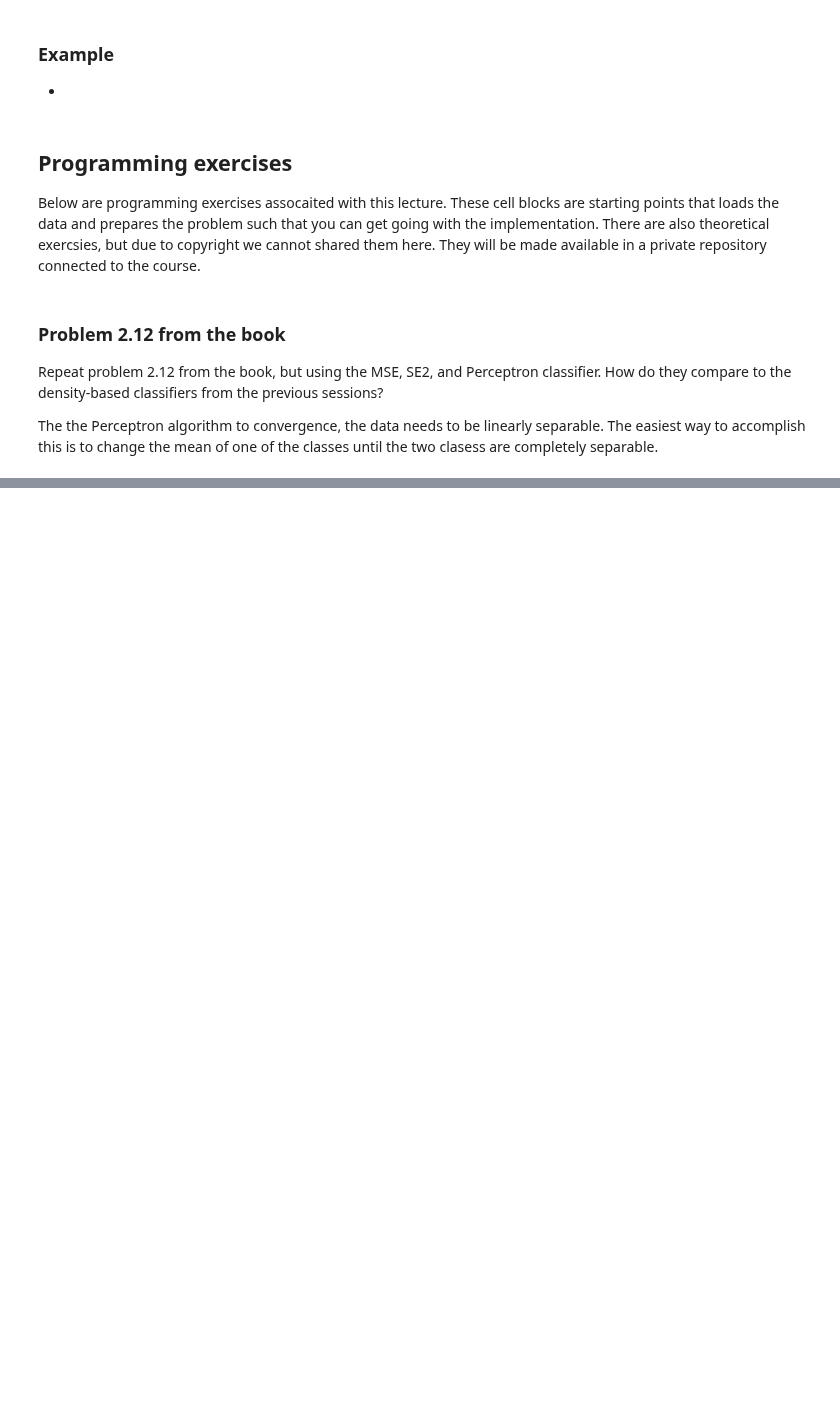
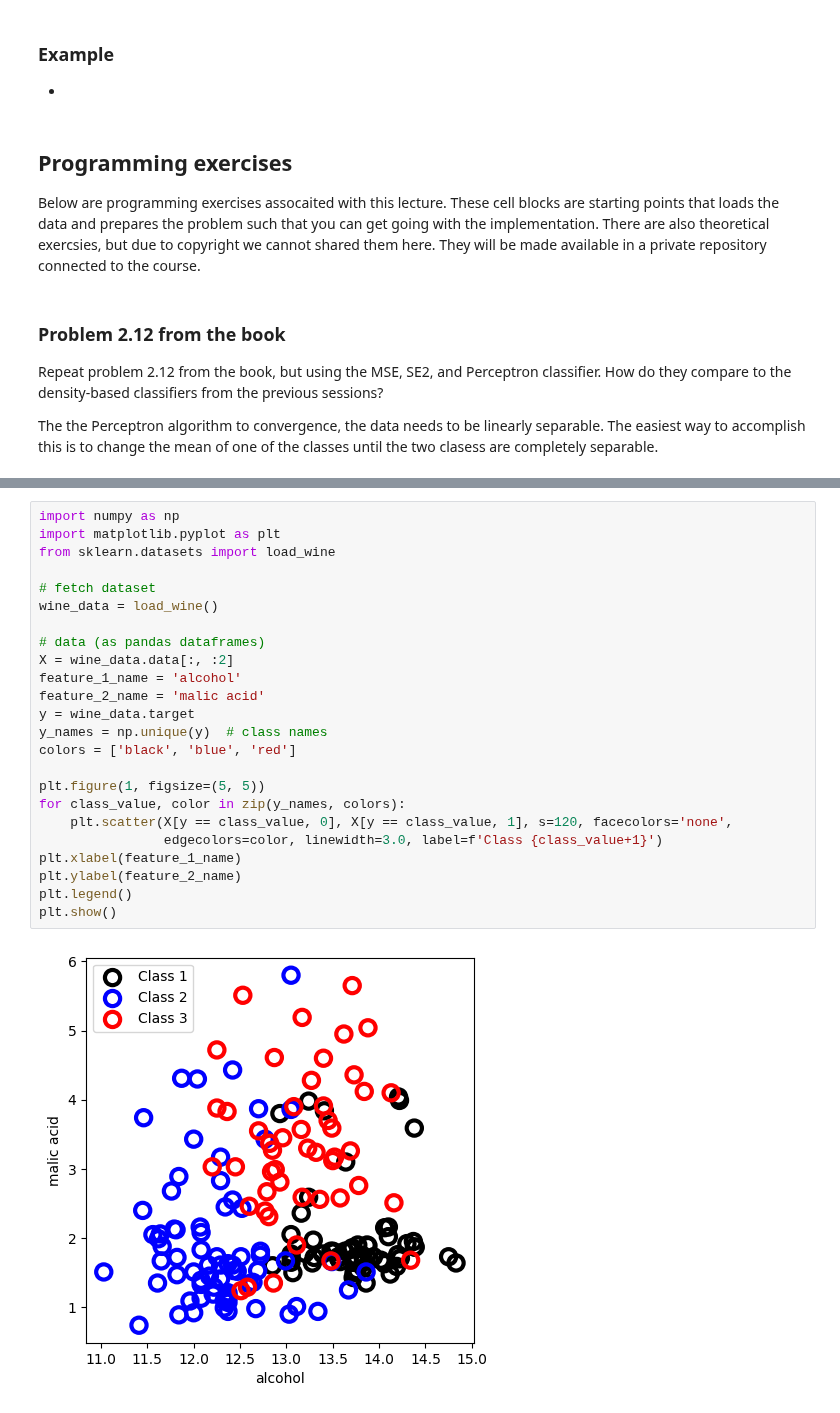
Before and after one commit to Wickstrom/pattern-recognition-handbook, a Jupyter notebook: notebooks/03/linear_classifiers.ipynb, the cells around one changed output, grey strips where cells are left out. Drawn from its saved outputs; the diff is of its cells as text; blank space fills up the shorter version.

```diff
--- a/notebooks/03/linear_classifiers.ipynb
+++ b/notebooks/03/linear_classifiers.ipynb
@@ -225,0 +286,26 @@ plt.show()
+# %%
+import numpy as np
+import matplotlib.pyplot as plt
+from sklearn.datasets import load_wine
+
+# fetch dataset
+wine_data = load_wine()
+
+# data (as pandas dataframes)
+X = wine_data.data[:, :2]
+feature_1_name = 'alcohol'
+feature_2_name = 'malic acid'
+y = wine_data.target
+y_names = np.unique(y)  # class names
+colors = ['black', 'blue', 'red']
+
+plt.figure(1, figsize=(5, 5))
+for class_value, color in zip(y_names, colors):
+    plt.scatter(X[y == class_value, 0], X[y == class_value, 1], s=120, facecolors='none',
+                edgecolors=color, linewidth=3.0, label=f'Class {class_value+1}')
+plt.xlabel(feature_1_name)
+plt.ylabel(feature_2_name)
+plt.legend()
+plt.show()
+# %% [output]
+[figure, added]
```
Also changed, not shown: parts of 18 cells of this notebook.
